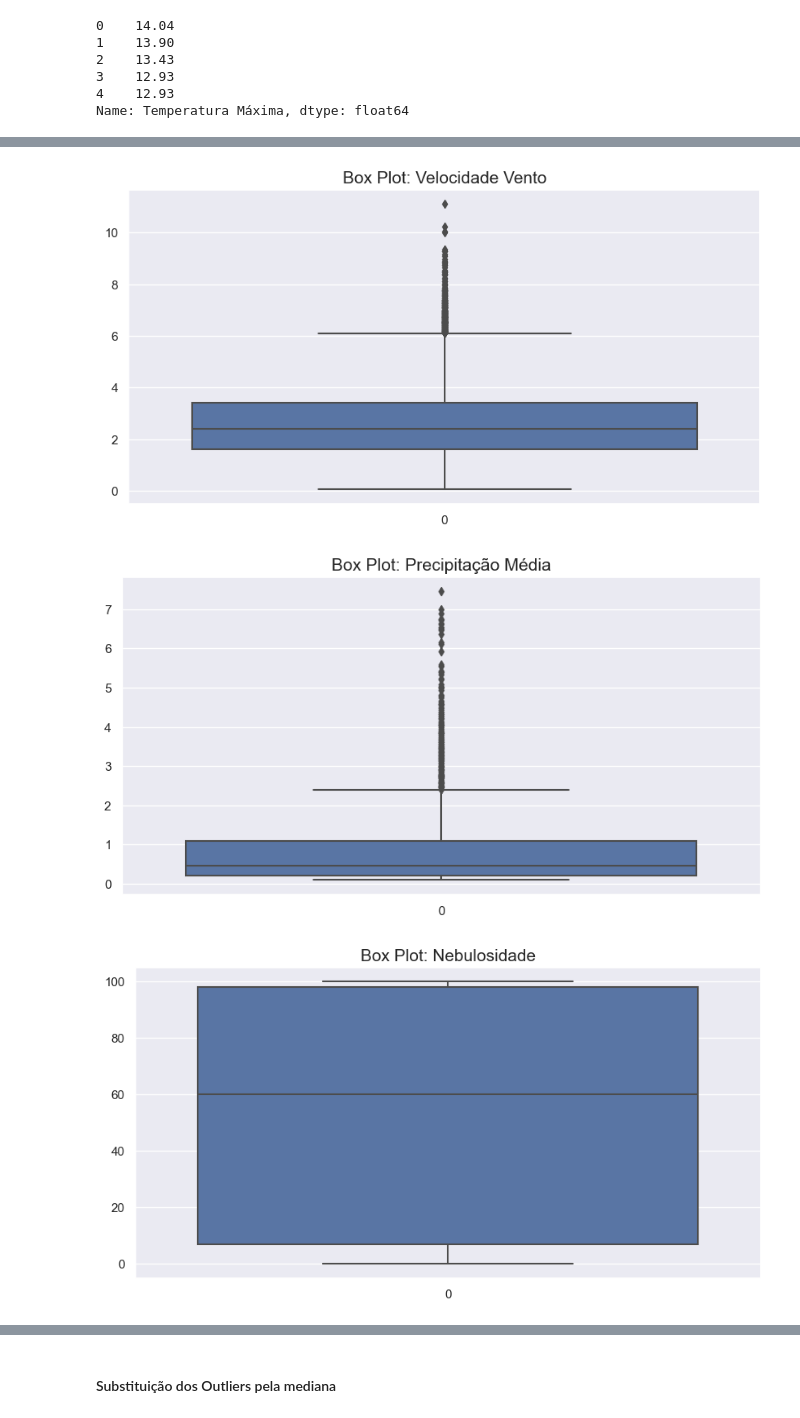
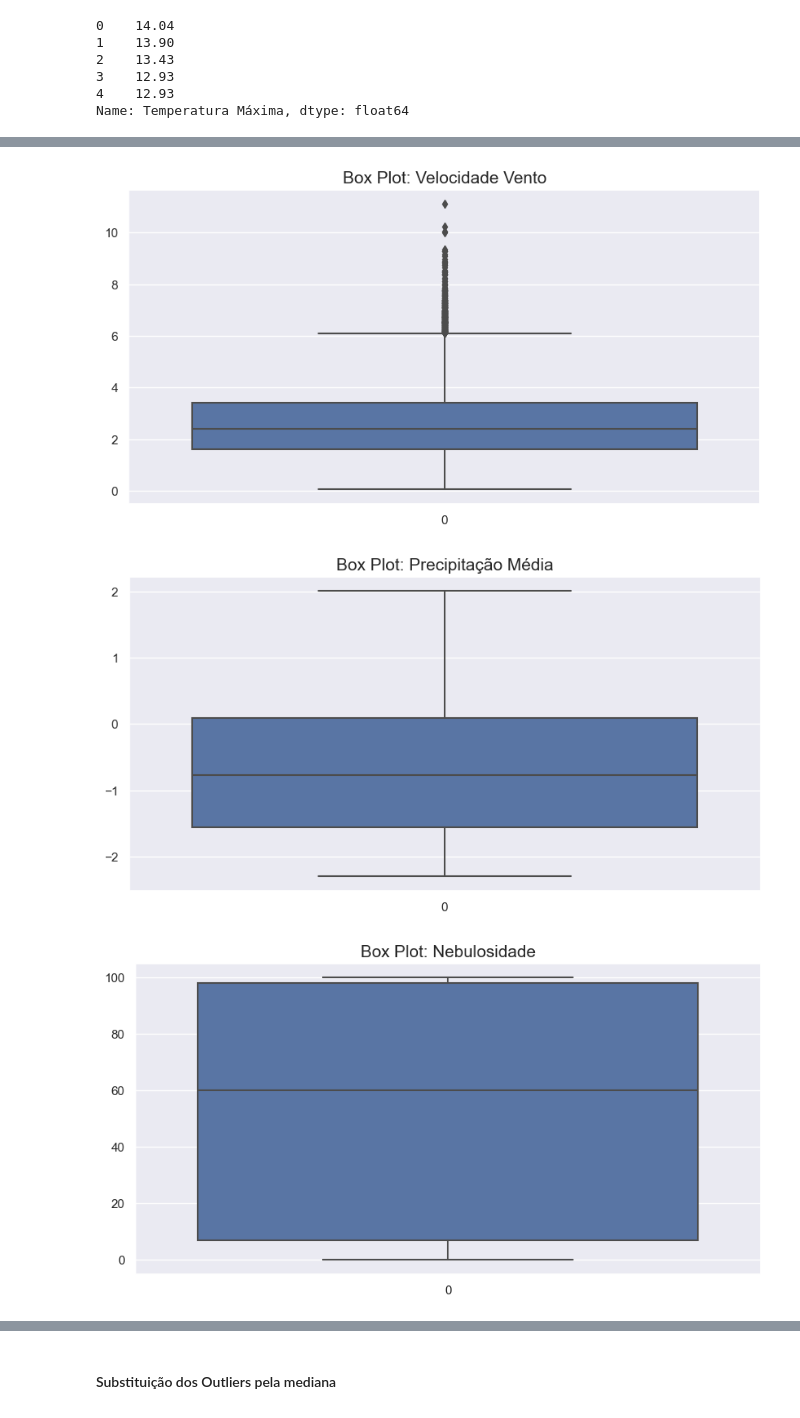
Before and after one commit to rafa2002/DAA-2324, a Jupyter notebook: Energy.ipynb, the cells around one changed output, grey strips where cells are left out. Cells and saved outputs as stored; diff of their text form; code cells hidden in the pictures.

```diff
--- a/Energy.ipynb
+++ b/Energy.ipynb
@@ -1356,4 +1354,4 @@ e_m['Temperatura'].quantile(0.97)
 29.14
 # %%
 e_m_win_temp = e_m.copy()
-e_m_win_temp['Temperatura'] = winsorize(e_m_win_temp['Temperatura'], (0.006,0.03))
+e_m_win_temp['Temperatura'] = winsorize(e_m_win_temp['Temperatura'], (0.01,0.03))
@@ -1359,0 +1377,3 @@ e_m_win_temp['Temperatura'] = winsorize(e_m_win_temp['Temperatura'], (0.006,0.03
+# %%
+e_m_win_tempmax = e_m.copy()
+e_m_win_tempmax['Temperatura Máxima'] = winsorize(e_m_win_temp['Temperatura Máxima'], (0.01,0.1))
@@ -1360,8 +1468,8 @@ e_m_win_temp['Temperatura'] = winsorize(e_m_win_temp['Temperatura'], (0.006,0.03
 # %%
-numeric_collumns = e_m_win_temp.select_dtypes(include=np.number)
+numeric_collumns = e_m_win_tempmax.select_dtypes(include=np.number)
 for num in numeric_collumns:
     fig = plt.figure(figsize=(10, 5))
-    sns.boxplot(e_m_win_temp[num])
+    sns.boxplot(e_m_win_tempmax[num])
     plt.title('Box Plot: ' + num, fontsize=15)
     plt.show()
 # %% [output]
@@ -1403,0 +1518,3 @@ Name: Temperatura Máxima, dtype: float64
+# %%
+e_m_log_precipitacao = e_m.copy()
+e_m_log_precipitacao['Precipitação Média'] = np.log(e_m_log_tempmax['Precipitação Média'])
@@ -1404,8 +1527,8 @@ Name: Temperatura Máxima, dtype: float64
 # %%
-numeric_collumns = e_m_log_tempmax.select_dtypes(include=np.number)
+numeric_collumns = e_m_log_precipitacao.select_dtypes(include=np.number)
 for num in numeric_collumns:
     fig = plt.figure(figsize=(10, 5))
-    sns.boxplot(e_m_log_tempmax[num])
+    sns.boxplot(e_m_log_precipitacao[num])
     plt.title('Box Plot: ' + num, fontsize=15)
     plt.show()
 # %% [output]
@@ -1417,7 +1540,7 @@ for num in numeric_collumns:
 [figure]
 [figure]
 [figure]
-[figure, old version]
+[figure, new version]
 [figure]
 [figure]
 [figure]
```
Also changed, not shown: parts of 52 cells of this notebook.
